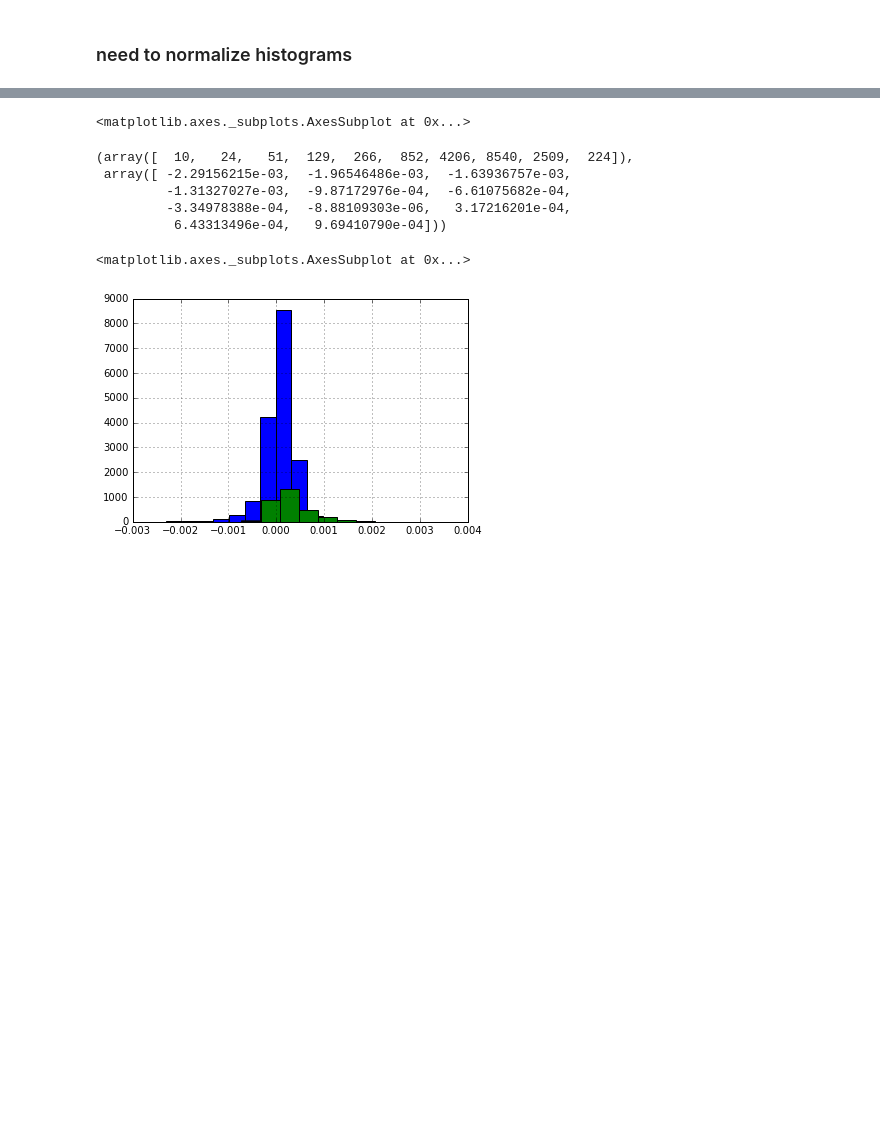
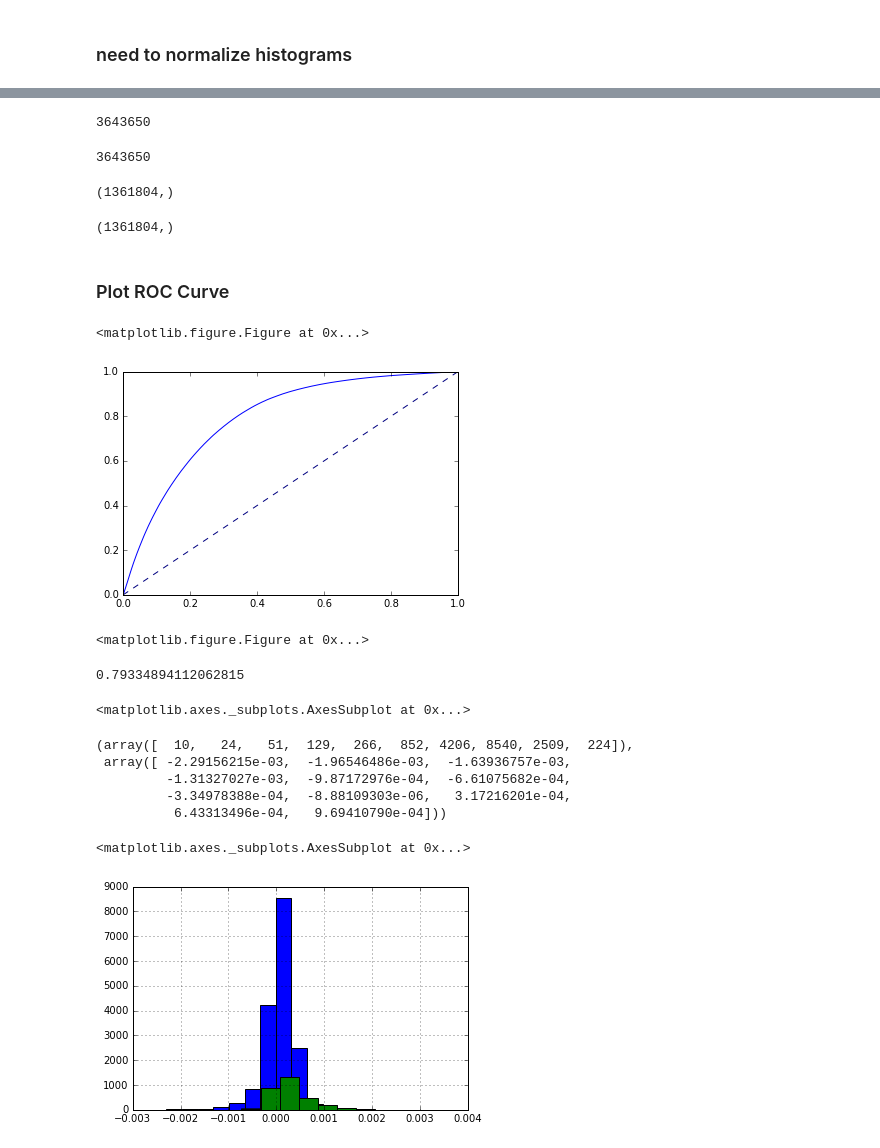
Before and after one commit to ismms-himc/clustergrammer_signature_methods, a Jupyter notebook: notebooks/5.0_10X_Genomics_3K_Dataset.ipynb, the cells around one changed output, grey strips where cells are left out. Drawn from its saved outputs; the diff is of its cells as text; code cells hidden in the pictures; blank space fills up the shorter version.

```diff
--- a/notebooks/5.0_10X_Genomics_3K_Dataset.ipynb
+++ b/notebooks/5.0_10X_Genomics_3K_Dataset.ipynb
@@ -315,0 +335,35 @@ hist['same'] = sim_dict['same'].hist()
+# %%
+true_index = list(np.ones(sim_dict['same'].shape[0]))
+false_index = list(np.zeros(sim_dict['diff'].shape[0]))
+y_true = true_index + false_index
+print(len(y_true))
+# %% [output]
+3643650
+# %%
+true_val = list(sim_dict['same'].get_values())
+false_val = list(sim_dict['diff'].get_values())
+y_score = true_val + false_val
+print(len(y_score))
+# %% [output]
+3643650
+# %%
+fpr, tpr, thresholds = roc_curve(y_true, y_score)
+# %%
+fpr.shape
+# %% [output]
+(1361804,)
+# %%
+tpr.shape
+# %% [output]
+(1361804,)
+# %% [markdown]
+### Plot ROC Curve
+# %%
+plt.figure()
+plt.plot(fpr, tpr)
+plt.plot([0, 1], [0, 1], color='navy', linestyle='--')
+plt.figure(figsize=(10,10))
+# %% [output]
+<matplotlib.figure.Figure at 0x...>
+[figure, added]
+<matplotlib.figure.Figure at 0x...>
@@ -316,3 +372,7 @@ hist['same'] = sim_dict['same'].hist()
+# %%
+auc(fpr, tpr)
+# %% [output]
+0.79334894112062815
 # %%
 hist['diff']
 # %% [output]
```
Also changed, not shown: parts of 10 cells of this notebook.
